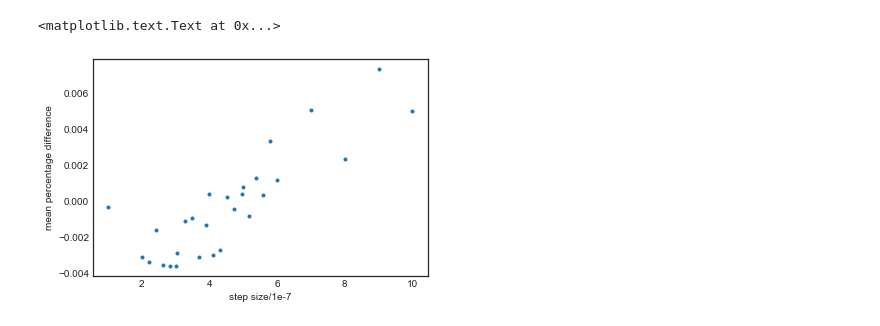
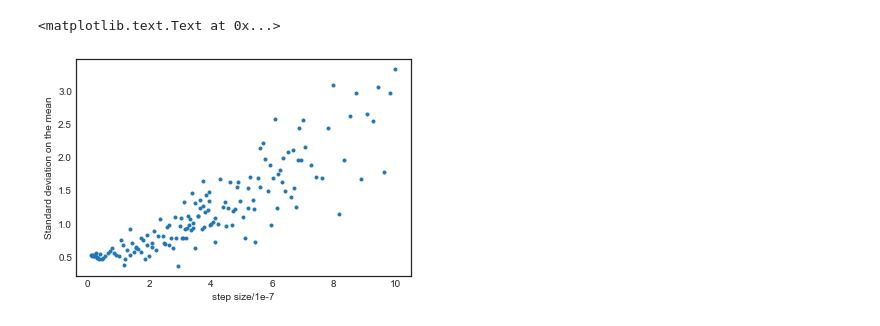
Before and after one commit to lingxz/lightbending, a Jupyter notebook: variance_vs_step.ipynb, the cells around one changed output. Cells and saved outputs as stored; diff of their text form; code cells hidden in the pictures.

```diff
--- a/variance_vs_step.ipynb
+++ b/variance_vs_step.ipynb
@@ -6,8 +6,9 @@ import seaborn as sns
 plt.style.use('seaborn-white')
 %matplotlib inline
 # %%
-filename = 'data/curved_lens_z_om_lambda_0.0.csv'
+filename = 'data/lens_z_omlambda0_2.csv'
 # filename = 'data/dopri5_lens_z_omlambda_0.0.csv'
+# filename = 'data/lens_z_omlambda0_2_bigger_redshift.csv'
 df = pd.read_csv(filename)
 df.head()
 # %% [output]
@@ -63,7 +87,7 @@ stats[stats.index > 6e-7]
 # %%
-plt.plot(stats.index.values/1e-7, stats['percentage_err mean'].values, '.')
+plt.plot(stats.index.values/1e-7, stats['percentage_err mean std'].abs().values/100/1e-5, '.')
 plt.xlabel('step size/1e-7')
-plt.ylabel('mean percentage difference')
+plt.ylabel('Standard deviation on the mean')
 # %% [output]
 <matplotlib.text.Text at 0x...>
-[figure, old version]
+[figure, new version]
```
Also changed, not shown: parts of 6 cells of this notebook, 17 other files.
